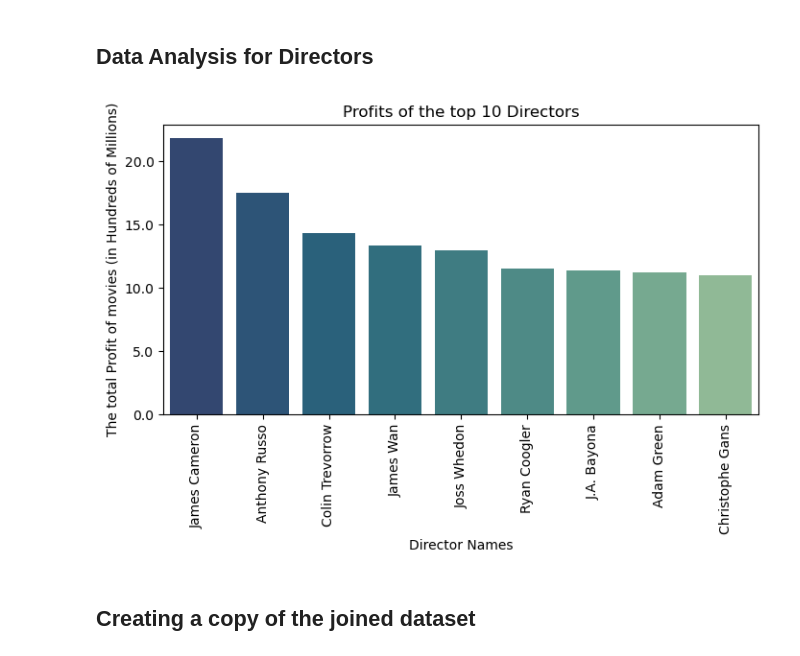
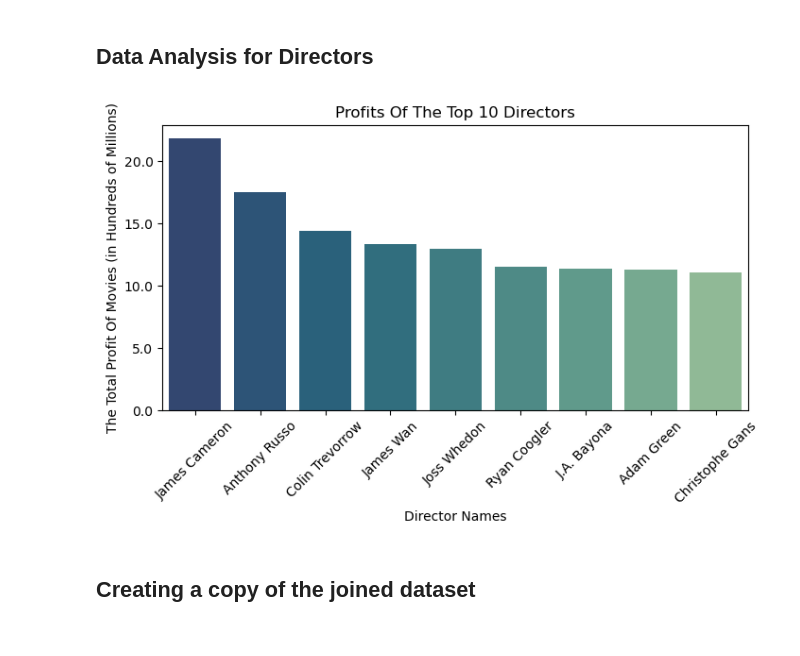
Before and after one commit to zmtillery/group-5-0206, a Jupyter notebook: CapstoneNotebook.ipynb, the cells around one changed output. Cells and saved outputs as stored; diff of their text form; code cells hidden in the pictures.

```diff
--- a/CapstoneNotebook.ipynb
+++ b/CapstoneNotebook.ipynb
@@ -156,23 +156,23 @@ joins
 # %%
 from matplotlib.pyplot import figure
 #We want to search through only the top 10% of the data
 percentage = int(round((len(joins['director'])/10),0))
 
 x_axis = joins['director'].head(10)
 y_axis = joins['profit'].head(10)
 
 figure(figsize=(8, 4), dpi=100)
 
 ax = sns.barplot(x=x_axis, y=y_axis, ci=None, color='blue', palette='crest_r')
 
 
-plt.xticks(rotation=90)
-plt.title('Profits of the top 10 Directors')
+plt.xticks(rotation=45)
+plt.title('Profits Of The Top 10 Directors')
 plt.xlabel('Director Names')
-plt.ylabel('The total Profit of movies (in Hundreds of Millions)')
+plt.ylabel('The Total Profit Of Movies (in Hundreds of Millions)')
 ax.yaxis.set_major_formatter(FuncFormatter(millions_formatter))
 # %% [output]
-[figure, old version]
+[figure, new version]
 # %% [markdown]
 ## Creating a copy of the joined dataset
 # %%
```
Also changed, not shown: parts of 2 cells of this notebook.
